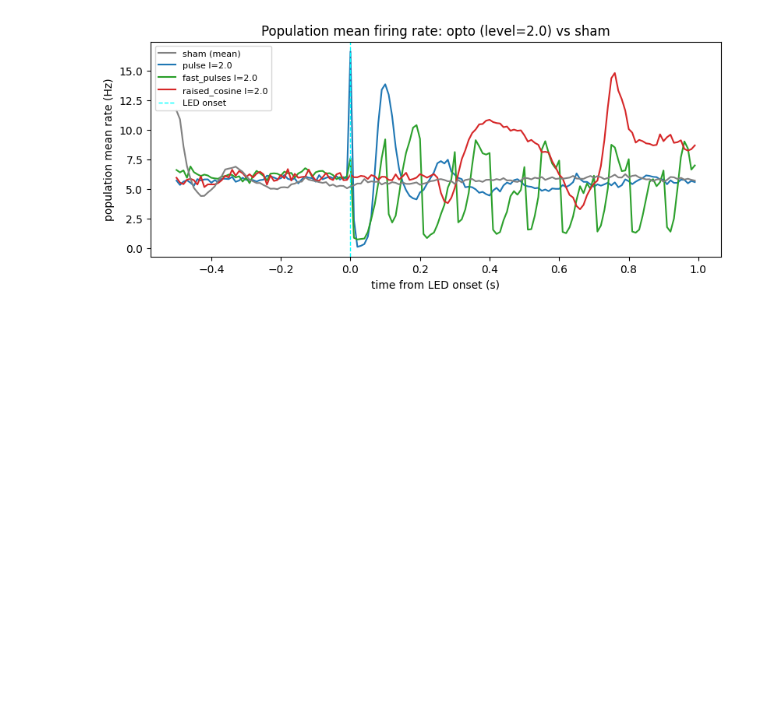
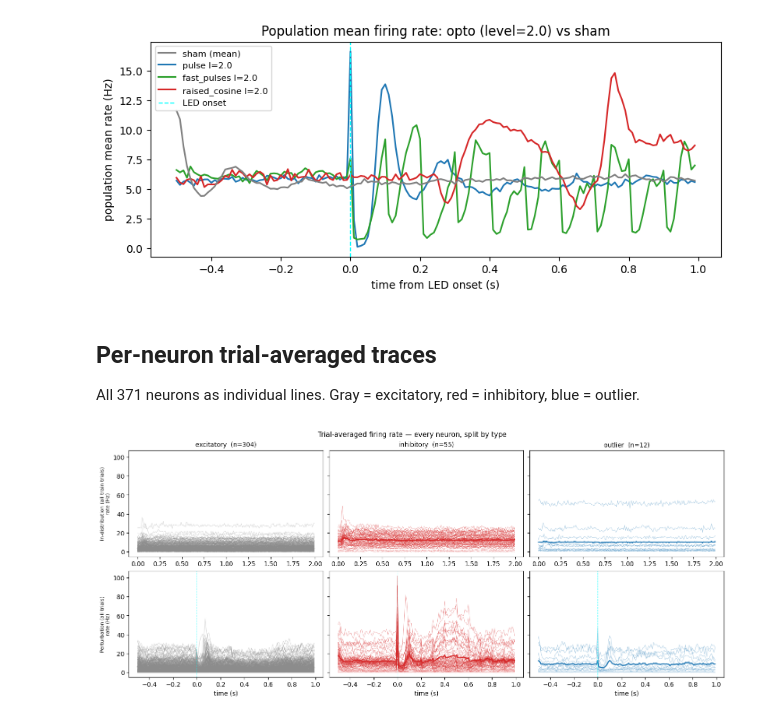
Before and after one commit to DuncDennis/perturbation_testing_tutorial, a Jupyter notebook: notebooks/data_explorations.ipynb, the cells around one changed output. Drawn from its saved outputs; the diff is of its cells as text; code cells hidden in the pictures; blank space fills up the shorter version.

```diff
--- a/notebooks/data_explorations.ipynb
+++ b/notebooks/data_explorations.ipynb
@@ -412,3 +432,47 @@ ax.set_title('Population mean firing rate: opto (level=2.0) vs sham')
 plt.show()
 # %% [output]
 [figure]
+# %% [markdown]
+## Per-neuron trial-averaged traces
+
+All 371 neurons as individual lines. Gray = excitatory, red = inhibitory, blue = outlier.
+# %%
+import matplotlib.lines as mlines
+
+neuron_types = [
+    ('excitatory',  sign_per_neuron == 1,  '0.55'),
+    ('inhibitory',  sign_per_neuron == -1, 'C3'),
+    ('outlier',     sign_per_neuron == 0,  'C0'),
+]
+datasets = [
+    ('In-distribution (all train trials)', z_train,   t_train),
+    ('Perturbation (all trials)',           z_perturb, t_perturb),
+]
+
+fig, axes = plt.subplots(len(datasets), len(neuron_types),
+                         figsize=(14, 6), sharey=True, sharex='row',
+                         constrained_layout=True)
+
+for row, (ds_title, z, t) in enumerate(datasets):
+    mean_rate = z.mean(axis=0) / dt  # (N, T) in Hz
+    for col, (type_label, mask, color) in enumerate(neuron_types):
+        ax = axes[row, col]
+        traces = mean_rate[mask]  # (n_type, T)
+        for trace in traces:
+            ax.plot(t, trace, color=color, alpha=0.35, lw=0.7)
+        # population mean for this type
+        ax.plot(t, traces.mean(axis=0), color=color, alpha=1.0, lw=1.8,
+                label='mean')
+        if row == 0:
+            ax.set_title(f'{type_label}  (n={mask.sum()})', fontsize=10)
+        if col == 0:
+            ax.set_ylabel(f'{ds_title}\nrate (Hz)', fontsize=8)
+        if row == len(datasets) - 1:
+            ax.set_xlabel('time (s)')
+        if row == 1:
+            ax.axvline(0, color='cyan', lw=0.8, ls='--', alpha=0.7)
+
+fig.suptitle('Trial-averaged firing rate — every neuron, split by type', fontsize=11)
+plt.show()
+# %% [output]
+[figure, added]
```
Also changed, not shown: parts of 7 cells of this notebook, 2 other files.
